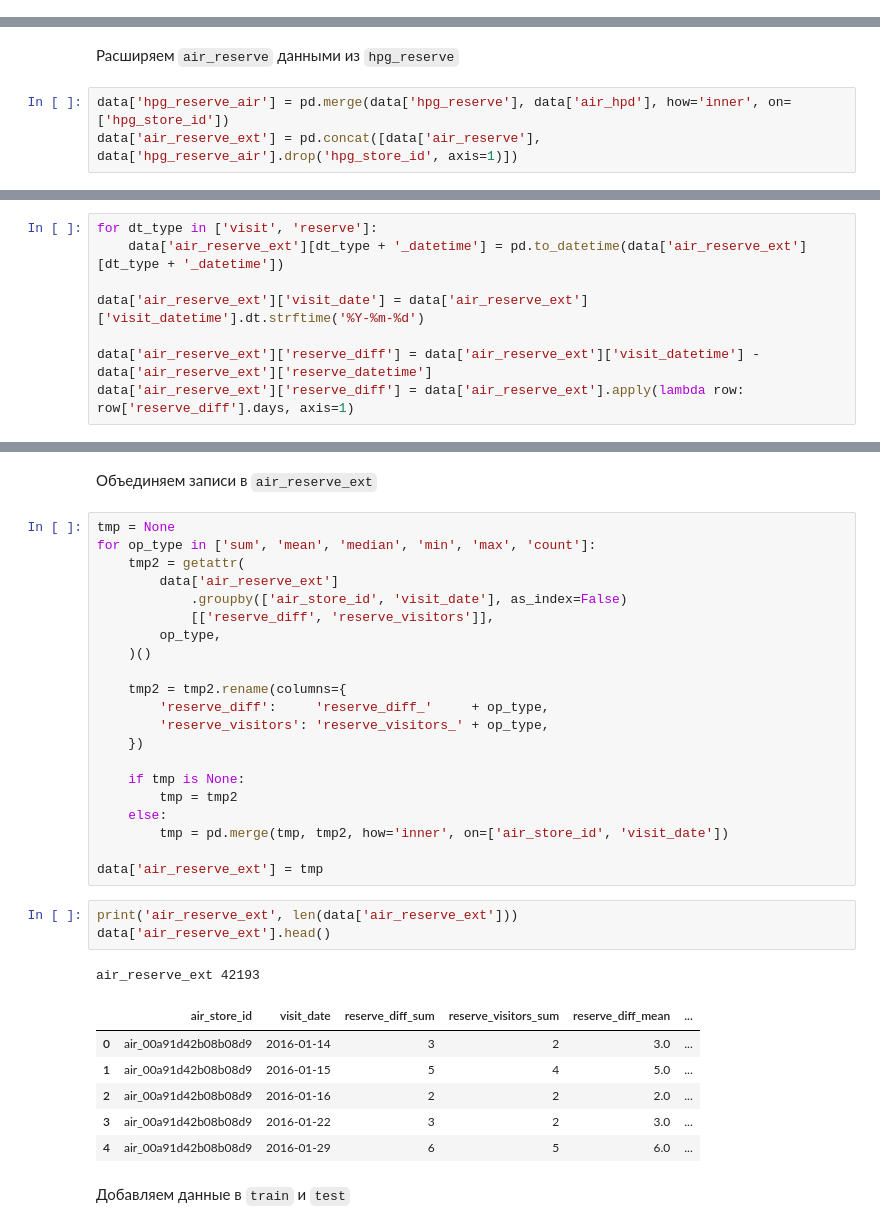
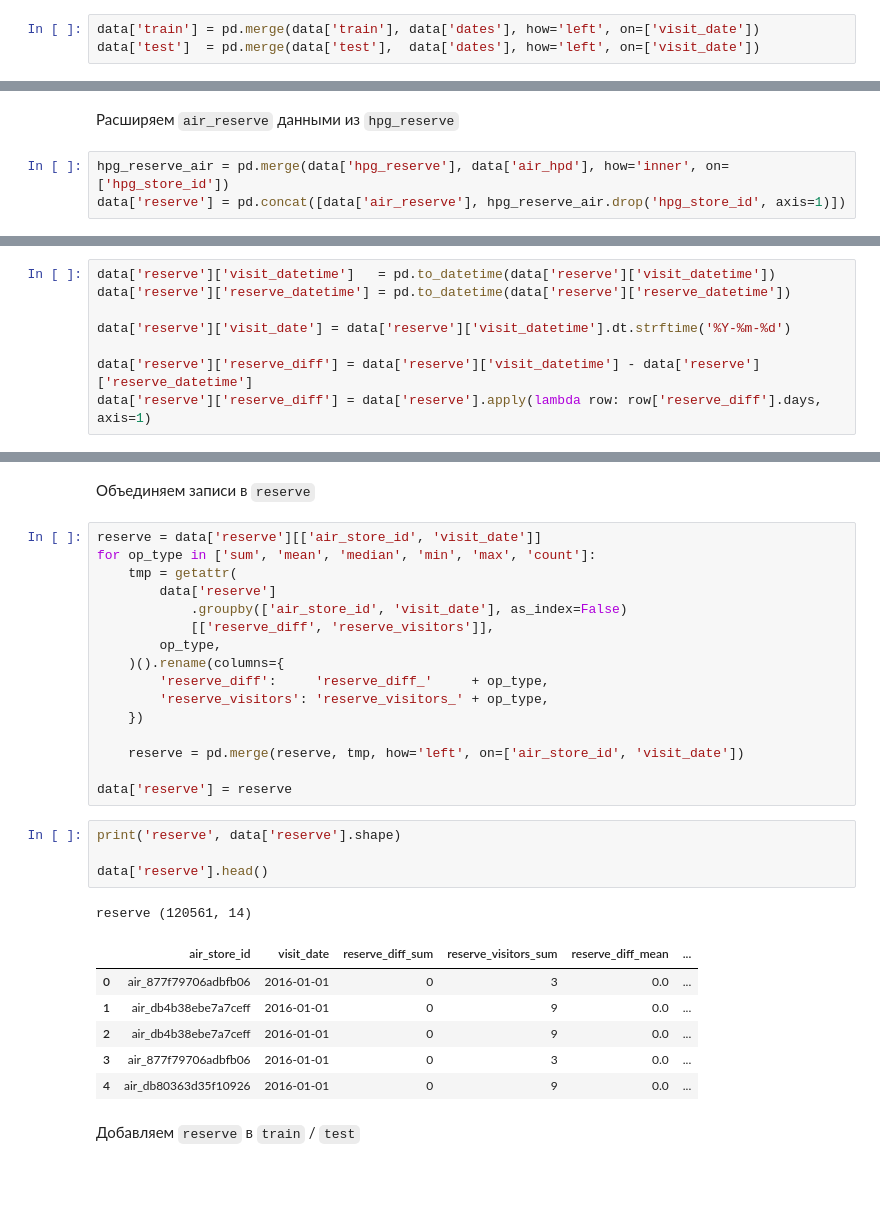
Before and after one commit to vlad-iakovlev/goose-restaurant, a Jupyter notebook: Goose restaurant.ipynb, the cells around one changed output, grey strips where cells are left out. Drawn from its saved outputs; the diff is of its cells as text; blank space fills up the shorter version.

```diff
--- a/Goose restaurant.ipynb
+++ b/Goose restaurant.ipynb
@@ -60,0 +63,3 @@ air_store_ids 821
+# %%
+data['train'] = pd.merge(data['train'], data['dates'], how='left', on=['visit_date'])
+data['test']  = pd.merge(data['test'],  data['dates'], how='left', on=['visit_date'])
@@ -61,6 +82,6 @@ air_store_ids 821
 # %% [markdown]
  Расширяем `air_reserve` данными из `hpg_reserve`
 # %%
-data['hpg_reserve_air'] = pd.merge(data['hpg_reserve'], data['air_hpd'], how='inner', on=['hpg_store_id'])
-data['air_reserve_ext'] = pd.concat([data['air_reserve'], data['hpg_reserve_air'].drop('hpg_store_id', axis=1)])
+hpg_reserve_air = pd.merge(data['hpg_reserve'], data['air_hpd'], how='inner', on=['hpg_store_id'])
+data['reserve'] = pd.concat([data['air_reserve'], hpg_reserve_air.drop('hpg_store_id', axis=1)])
 # %%
@@ -74,8 +95,8 @@ air_reserve_ext 120561
 # %%
-for dt_type in ['visit', 'reserve']:
-    data['air_reserve_ext'][dt_type + '_datetime'] = pd.to_datetime(data['air_reserve_ext'][dt_type + '_datetime'])
+data['reserve']['visit_datetime']   = pd.to_datetime(data['reserve']['visit_datetime'])
+data['reserve']['reserve_datetime'] = pd.to_datetime(data['reserve']['reserve_datetime'])
 
-data['air_reserve_ext']['visit_date'] = data['air_reserve_ext']['visit_datetime'].dt.strftime('%Y-%m-%d')
+data['reserve']['visit_date'] = data['reserve']['visit_datetime'].dt.strftime('%Y-%m-%d')
 
-data['air_reserve_ext']['reserve_diff'] = data['air_reserve_ext']['visit_datetime'] - data['air_reserve_ext']['reserve_datetime']
-data['air_reserve_ext']['reserve_diff'] = data['air_reserve_ext'].apply(lambda row: row['reserve_diff'].days, axis=1)
+data['reserve']['reserve_diff'] = data['reserve']['visit_datetime'] - data['reserve']['reserve_datetime']
+data['reserve']['reserve_diff'] = data['reserve'].apply(lambda row: row['reserve_diff'].days, axis=1)
@@ -91,38 +119,34 @@ data['air_reserve_ext'].head()
 # %% [markdown]
-Объединяем записи в `air_reserve_ext`
+Объединяем записи в `reserve`
 # %%
-tmp = None
+reserve = data['reserve'][['air_store_id', 'visit_date']]
 for op_type in ['sum', 'mean', 'median', 'min', 'max', 'count']:
-    tmp2 = getattr(
-        data['air_reserve_ext']
+    tmp = getattr(
+        data['reserve']
             .groupby(['air_store_id', 'visit_date'], as_index=False)
             [['reserve_diff', 'reserve_visitors']],
         op_type,
-    )()
-
-    tmp2 = tmp2.rename(columns={
+    )().rename(columns={
         'reserve_diff':     'reserve_diff_'     + op_type,
         'reserve_visitors': 'reserve_visitors_' + op_type,
     })
 
-    if tmp is None:
-        tmp = tmp2
-    else:
-        tmp = pd.merge(tmp, tmp2, how='inner', on=['air_store_id', 'visit_date'])
+    reserve = pd.merge(reserve, tmp, how='left', on=['air_store_id', 'visit_date'])
 
-data['air_reserve_ext'] = tmp
+data['reserve'] = reserve
 # %%
-print('air_reserve_ext', len(data['air_reserve_ext']))
-data['air_reserve_ext'].head()
+print('reserve', data['reserve'].shape)
+
+data['reserve'].head()
 # %% [output]
-air_reserve_ext 42193
+reserve (120561, 14)
 |  | air_store_id | visit_date | reserve_diff_sum | reserve_visitors_sum | reserve_diff_mean | ... |
-| 0 | air_00a91d42b08b08d9 | 2016-01-14 | 3 | 2 | 3.0 | ... |
-| 1 | air_00a91d42b08b08d9 | 2016-01-15 | 5 | 4 | 5.0 | ... |
-| 2 | air_00a91d42b08b08d9 | 2016-01-16 | 2 | 2 | 2.0 | ... |
-| 3 | air_00a91d42b08b08d9 | 2016-01-22 | 3 | 2 | 3.0 | ... |
-| 4 | air_00a91d42b08b08d9 | 2016-01-29 | 6 | 5 | 6.0 | ... |
+| 0 | air_877f79706adbfb06 | 2016-01-01 | 0 | 3 | 0.0 | ... |
+| 1 | air_db4b38ebe7a7ceff | 2016-01-01 | 0 | 9 | 0.0 | ... |
+| 2 | air_db4b38ebe7a7ceff | 2016-01-01 | 0 | 9 | 0.0 | ... |
+| 3 | air_877f79706adbfb06 | 2016-01-01 | 0 | 3 | 0.0 | ... |
+| 4 | air_db80363d35f10926 | 2016-01-01 | 0 | 9 | 0.0 | ... |
 # %% [markdown]
-Добавляем данные в `train` и `test`
+Добавляем `reserve` в `train` / `test`
 # %%
 for ds in ['train', 'test']:
```
Also changed, not shown: parts of 37 cells of this notebook.
